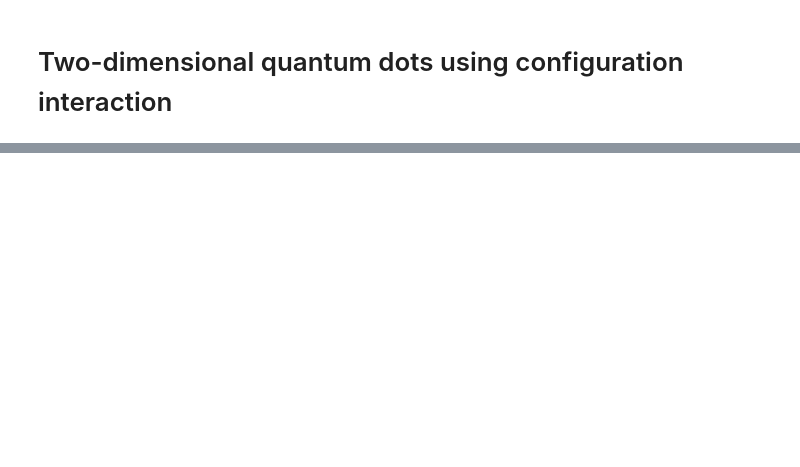
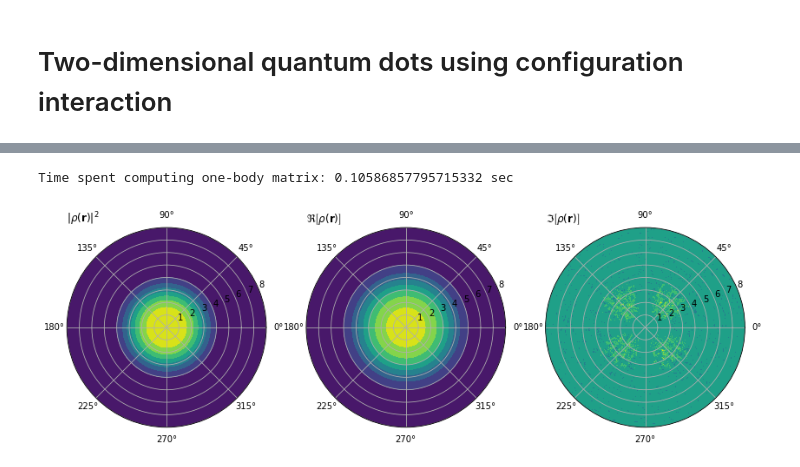
Before and after one commit to HyQD/configuration-interaction, a Jupyter notebook: scripts/2d-ho-quantum-dot.ipynb, the cells around one changed output, grey strips where cells are left out. Drawn from its saved outputs; the diff is of its cells as text; code cells hidden in the pictures; blank space fills up the shorter version.

```diff
--- a/scripts/2d-ho-quantum-dot.ipynb
+++ b/scripts/2d-ho-quantum-dot.ipynb
@@ -56,0 +115,4 @@ CID ground state energy: 3.0390478213486993
+# %%
+tdho = TwoDimensionalHarmonicOscillator(n, l, radius, num_grid_points, omega=omega, mass=mass)
+tdho.setup_system()
+tdho.change_to_hf_basis(tolerance=1e-10, verbose=True)
@@ -72,0 +138,21 @@ CISD ground state energy: 3.038604576190984
+# %%
+rho_cisd = cisd.compute_particle_density()
+# %% [output]
+Time spent computing one-body matrix: 0.10586857795715332 sec
+# %%
+fig = plt.figure(figsize=(14, 10))
+
+ax = fig.add_subplot(1, 3, 1, polar=True)
+ax.set_title(r"$|\rho(\mathbf{r})|^2$", loc="left")
+plt.contourf(tdho.T, tdho.R, np.abs(rho_cisd * rho_cisd.conj()))
+
+ax = fig.add_subplot(1, 3, 2, polar=True)
+ax.set_title(r"$\Re\left[\rho(\mathbf{r})\right]$", loc="left")
+plt.contourf(tdho.T, tdho.R, rho_cisd.real)
+
+ax = fig.add_subplot(1, 3, 3, polar=True)
+ax.set_title(r"$\Im\left[\rho(\mathbf{r})\right]$", loc="left")
+plt.contourf(tdho.T, tdho.R, rho_cisd.imag)
+plt.show()
+# %% [output]
+[figure, added]
```
Also changed, not shown: parts of 21 cells of this notebook.
